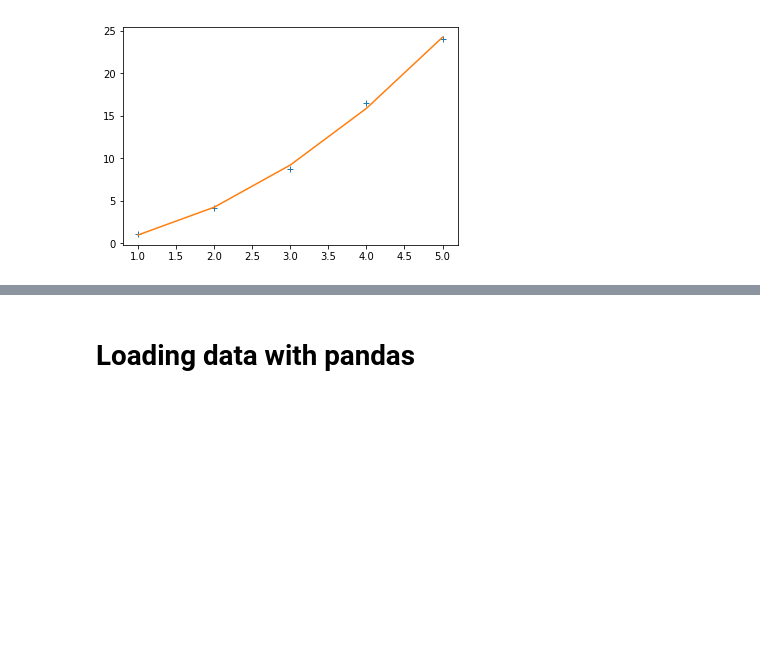
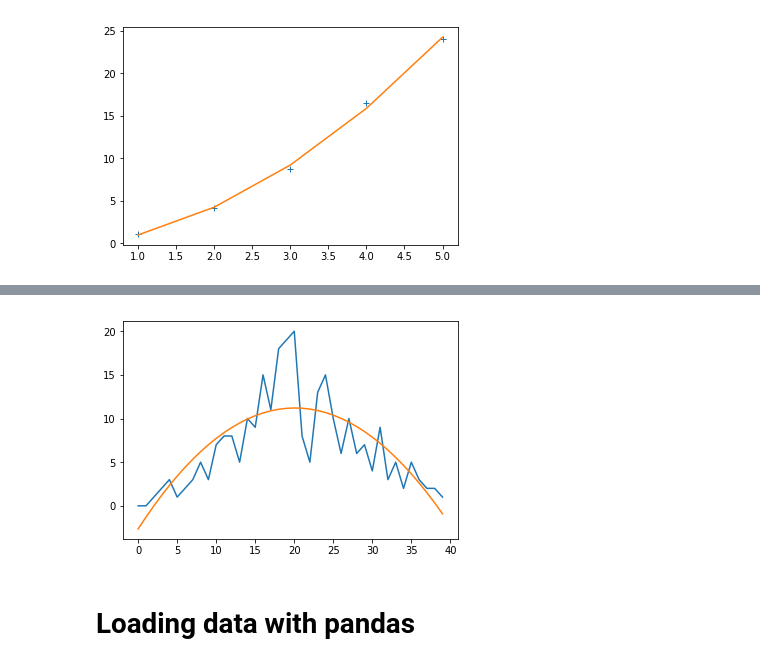
Before and after one commit to glatard/intro-data-analysis-python, a Jupyter notebook: Lecture6.ipynb, the cells around one changed output, grey strips where cells are left out. Drawn from its saved outputs; the diff is of its cells as text; code cells hidden in the pictures; blank space fills up the shorter version.

```diff
--- a/Lecture6.ipynb
+++ b/Lecture6.ipynb
@@ -68,3 +88,11 @@ plt.show()
+# %%
+from numpy import arange
+poly = polyfit(x, patient, 3)
+plt.plot(patient)
+plt.plot(x, polyval(poly, x))
+plt.show()
+# %% [output]
+[figure, added]
 # %% [markdown]
 # Loading data with pandas
 # %% [markdown]
```
Also changed, not shown: parts of 4 cells of this notebook.
